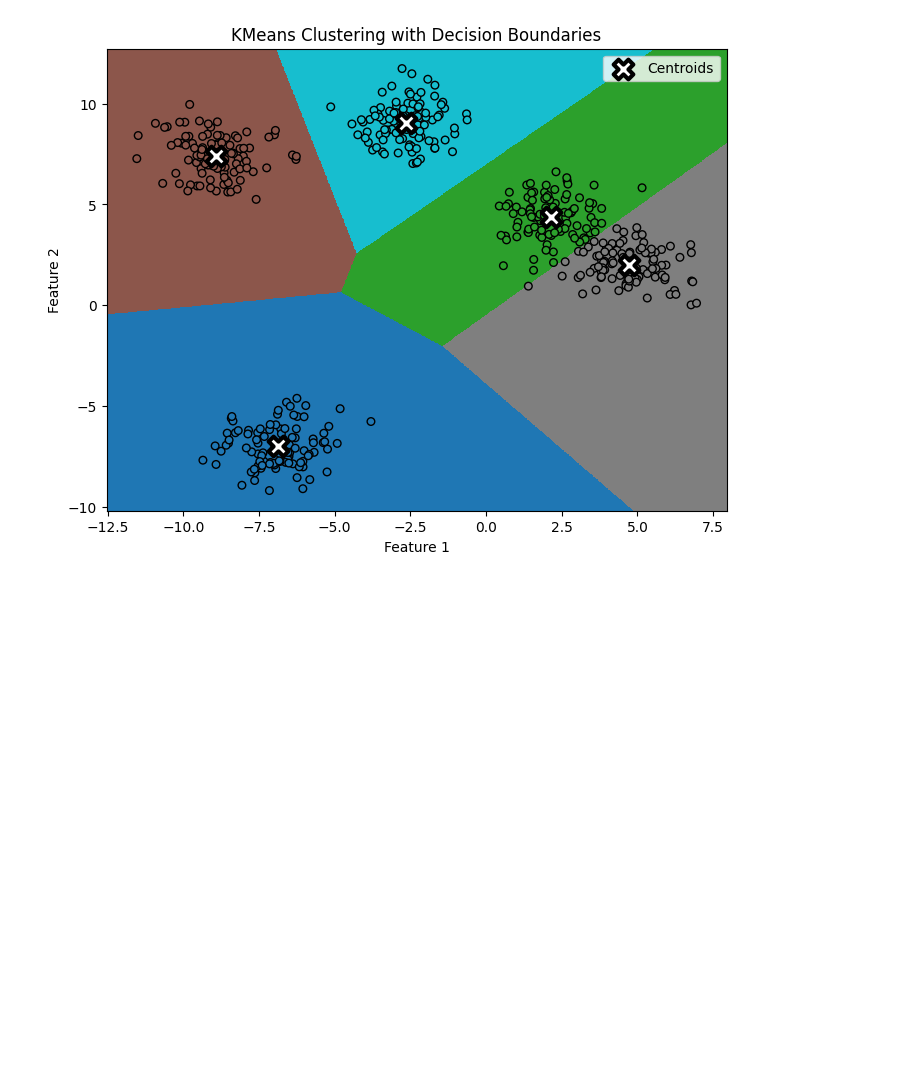
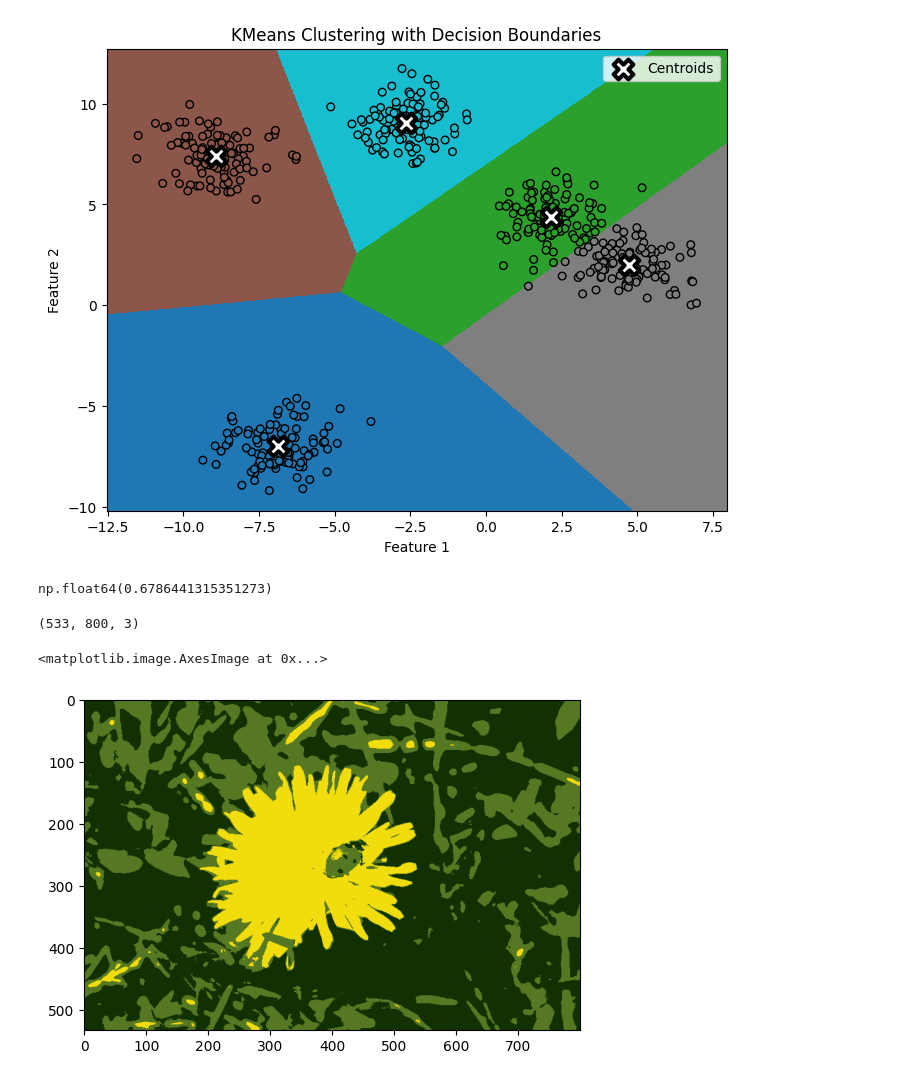
Before and after one commit to raphael-ph/study, a Jupyter notebook: hands_on_machine_learning/experiments/chapter_9.ipynb, the cells around one changed output. Cells and saved outputs as stored; diff of their text form; code cells hidden in the pictures; blank space fills up the shorter version.

```diff
--- a/hands_on_machine_learning/experiments/chapter_9.ipynb
+++ b/hands_on_machine_learning/experiments/chapter_9.ipynb
@@ -106,3 +106,31 @@ plt.legend()
 plt.show()
 # %% [output]
 [figure]
+# %%
+from sklearn.metrics import silhouette_score
+
+silhouette_score(X, kmeans.labels_)
+# %% [output]
+np.float64(0.6786441315351273)
+# %%
+import os
+from matplotlib.image import imread
+
+image = imread(os.path.join("images", "ladybug.png"))
+image.shape # height, width, RGB
+# %% [output]
+(533, 800, 3)
+# %%
+import matplotlib.pyplot as plt
+
+# reshape to get long list of colors
+
+X = image.reshape(-1, 3)
+kmeans = KMeans(n_clusters=3).fit(X)
+segmented_image = kmeans.cluster_centers_[kmeans.labels_]
+segmented_image = segmented_image.reshape(image.shape)
+
+plt.imshow(segmented_image)
+# %% [output]
+<matplotlib.image.AxesImage at 0x...>
+[figure, added]
```
Also changed, not shown: parts of 15 cells of this notebook, 1 other file.
